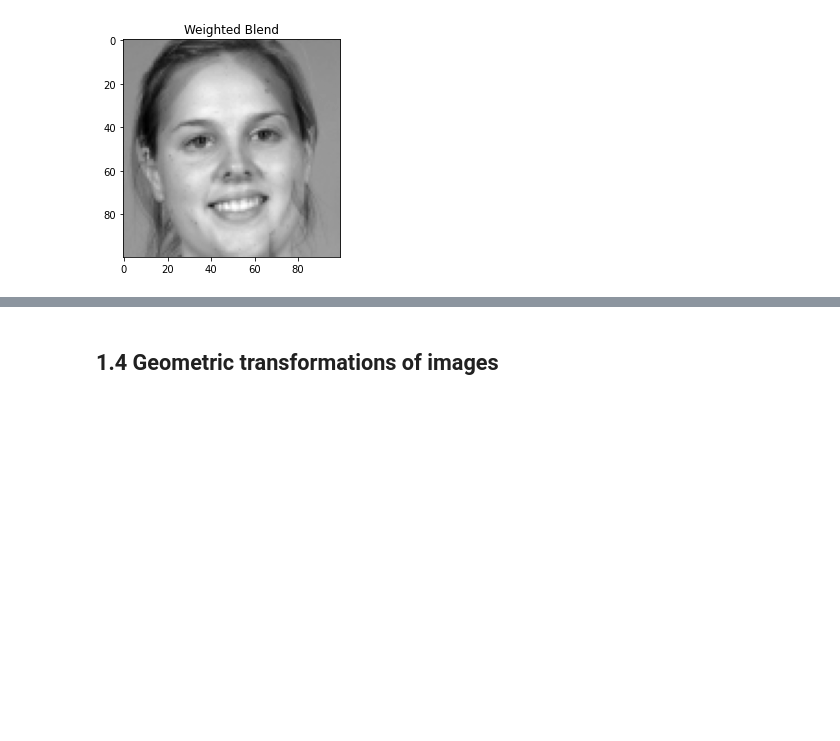
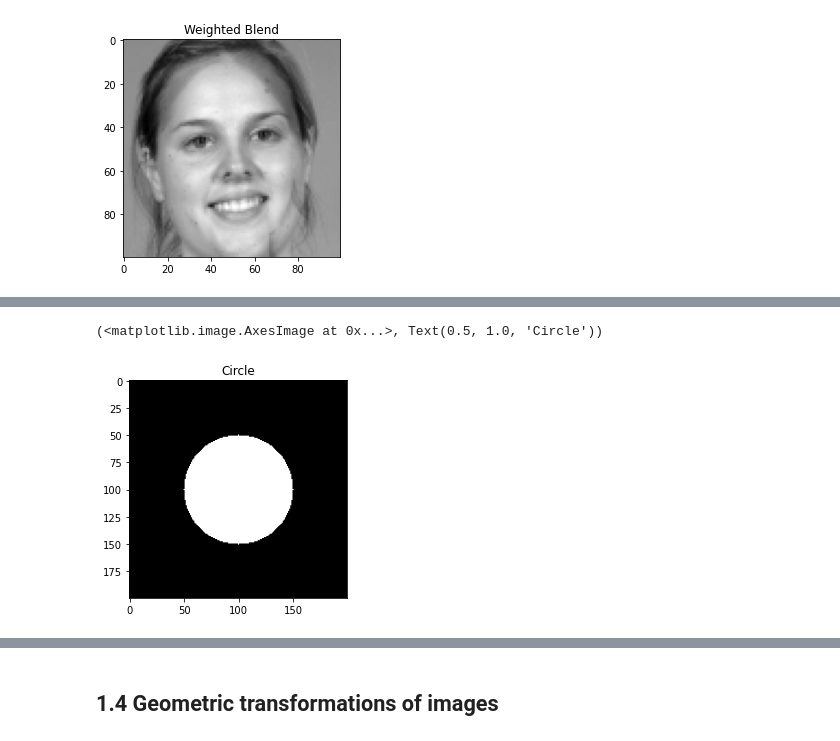
Before and after one commit to team-vmetsis/block8, a Jupyter notebook: 01-elementary_image_operations.ipynb, the cells around one changed output, grey strips where cells are left out. Drawn from its saved outputs; the diff is of its cells as text; code cells hidden in the pictures; blank space fills up the shorter version.

```diff
--- a/01-elementary_image_operations.ipynb
+++ b/01-elementary_image_operations.ipynb
@@ -200,0 +213,12 @@ plt.imshow(weighted_blend, cmap='gray'),plt.title('Weighted Blend')
+# %%
+# Generate a two dimensional binary numpy array that contains a circle
+# The circle is centered at (100, 100) and has radius 50
+# The circle is filled with ones
+circle = np.zeros((200, 200), np.uint8)
+cv.circle(circle, (100, 100), 50, 255, -1)
+
+# Display the circle
+plt.imshow(circle, cmap='gray'),plt.title('Circle')
+# %% [output]
+(<matplotlib.image.AxesImage at 0x...>, Text(0.5, 1.0, 'Circle'))
+[figure, added]
```
Also changed, not shown: parts of 8 cells of this notebook, 5 other files.
